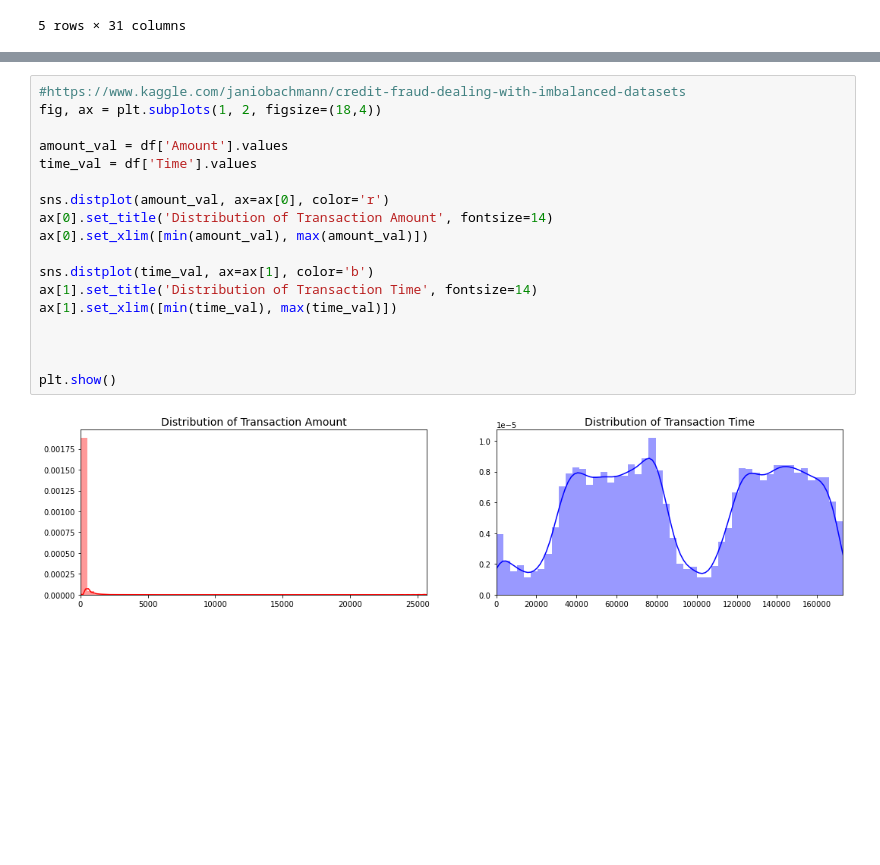
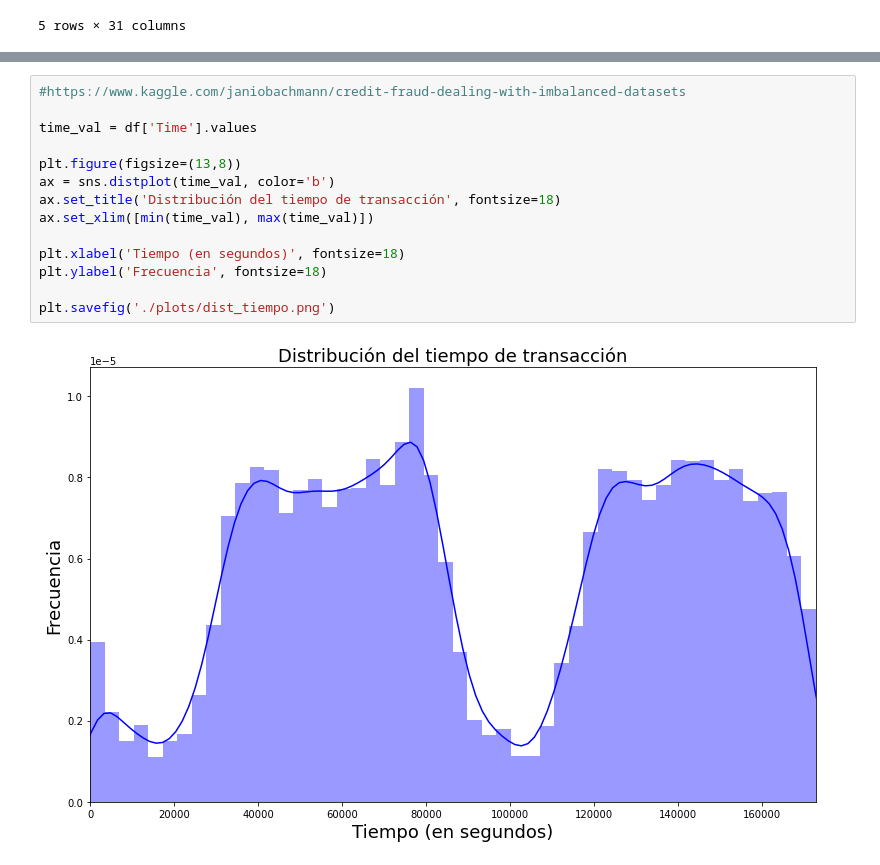
Before and after one commit to adrepd/TA-credit-card-fraud-detection, a Jupyter notebook: main.ipynb, the cells around one changed output, grey strips where cells are left out. Cells and saved outputs as stored; diff of their text form; blank space fills up the shorter version.

Commit message:
add plots

```diff
--- a/main.ipynb
+++ b/main.ipynb
@@ -68,23 +80,19 @@ Text(0.5, 1.0, 'Class Distributions \n (0: No Fraud || 1: Fraud)')
 # %%
 #https://www.kaggle.com/janiobachmann/credit-fraud-dealing-with-imbalanced-datasets
-fig, ax = plt.subplots(1, 2, figsize=(18,4))
 
-amount_val = df['Amount'].values
 time_val = df['Time'].values
 
-sns.distplot(amount_val, ax=ax[0], color='r')
-ax[0].set_title('Distribution of Transaction Amount', fontsize=14)
-ax[0].set_xlim([min(amount_val), max(amount_val)])
+plt.figure(figsize=(13,8))
+ax = sns.distplot(time_val, color='b')
+ax.set_title('Distribución del tiempo de transacción', fontsize=18)
+ax.set_xlim([min(time_val), max(time_val)])
 
-sns.distplot(time_val, ax=ax[1], color='b')
-ax[1].set_title('Distribution of Transaction Time', fontsize=14)
-ax[1].set_xlim([min(time_val), max(time_val)])
+plt.xlabel('Tiempo (en segundos)', fontsize=18)
+plt.ylabel('Frecuencia', fontsize=18)
 
-
-
-plt.show()
+plt.savefig('./plots/dist_tiempo.png')
 # %% [output]
-[figure, old version]
+[figure, new version]
 # %%
 #https://www.kaggle.com/janiobachmann/credit-fraud-dealing-with-imbalanced-datasets
 
```
Also changed, not shown: parts of 12 cells of this notebook, 6 other files.
